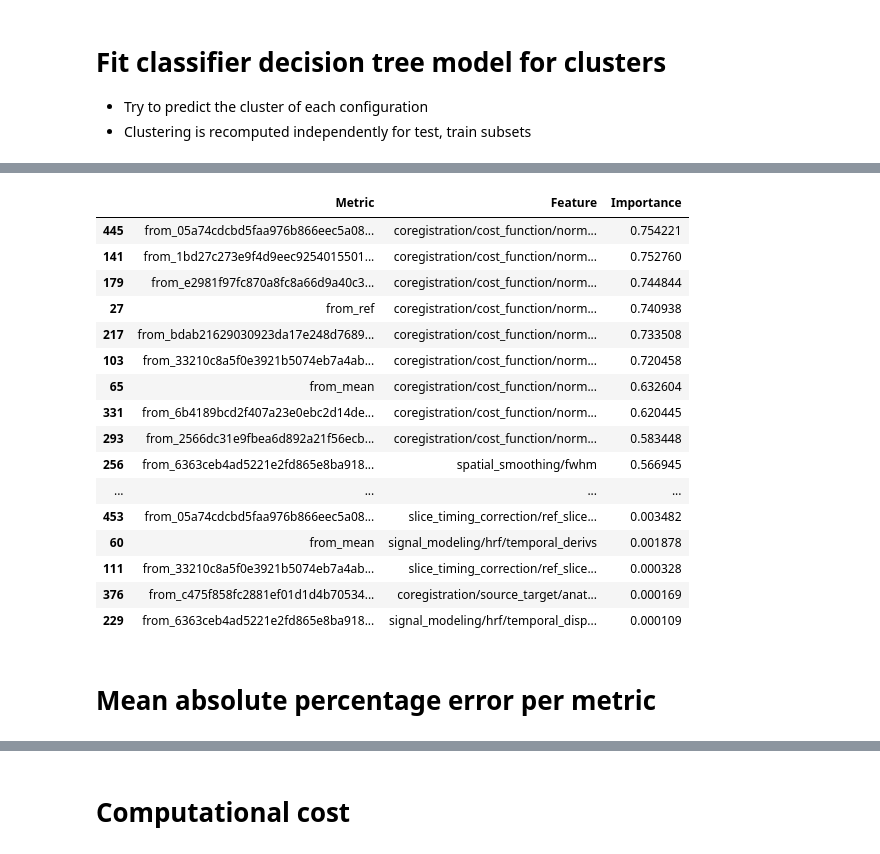
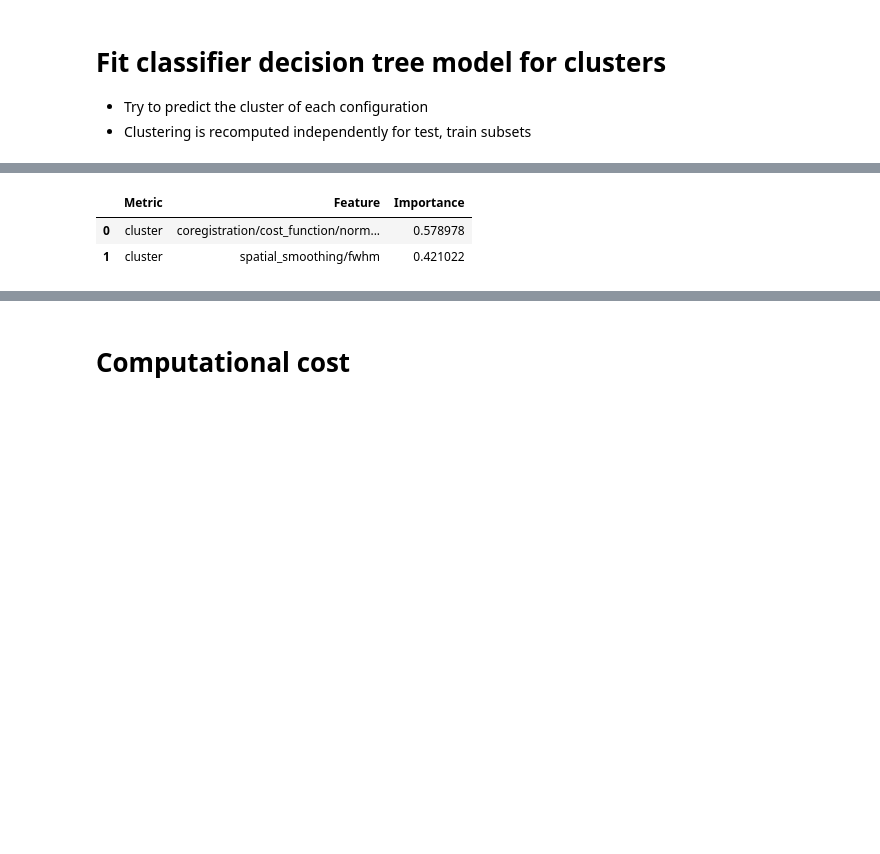
Before and after one commit to Inria-Empenn/fmri_feature_model, a Jupyter notebook: analysis/auditory/auditory_analysis.ipynb, the cells around one changed output, grey strips where cells are left out. Drawn from its saved outputs; the diff is of its cells as text; code cells hidden in the pictures; blank space fills up the shorter version.

```diff
--- a/analysis/auditory/auditory_analysis.ipynb
+++ b/analysis/auditory/auditory_analysis.ipynb
@@ -386,7 +394,7 @@ plt.show()
 X = dataset['id']
 y = dataset['id']
 results = []
-feat_importances = []
+feat_reg_importances = []
 train_sizes = np.linspace(0.1, 0.7, 7).tolist()
 num_iterations = 10
 
@@ -410,6 +418,7 @@ for metric in target_vars:
 
             if from_mean:
                 X_train = pd.read_csv(os.path.join(basedir, f'sub_dataset_{int(train_size*1000)}_train_{i+1}.csv'), delimiter=';')
+                X_train = normalize_dataset(X_train)
                 X_train['cluster'] = pd.Series([], dtype='float64')
             else:
                 X_train = clusterize(X_id_train, 4)[0]
@@ -417,6 +426,7 @@ for metric in target_vars:
             X_train = X_train.drop(columns=ignored)
             if from_mean:
                 X_test = pd.read_csv(os.path.join(basedir, f'sub_dataset_{int(1000 - (train_size*1000))}_test_{i+1}.csv'), delimiter=';')
+                X_test = normalize_dataset(X_test)
                 X_test['cluster'] = pd.Series([], dtype='float64')
             else:
                 X_test = clusterize(X_id_test, 4)[0]
@@ -432,7 +442,7 @@ for metric in target_vars:
             score = mape * 100  # Negative because it's a loss metric
             test_scores.append(score)
 
-            if train_size == 0.7 and i == 0:
+            if train_size == 0.7:
                 dot_data = tree.export_graphviz(regressor, out_file=None,
                                                 feature_names=X_train.columns.values,
                                                 filled=True, rounded=True,
@@ -444,7 +454,7 @@ for metric in target_vars:
                 features = dataset.drop(columns=ignored).columns
                 importances = regressor.feature_importances_
                 for j, feat in enumerate(features):
-                    feat_importances.append((metric, feat, importances[j]))
+                    feat_reg_importances.append((metric, feat, importances[j]))
 
         # Store results in matrix
         mape_matrix[i, :] = test_scores
@@ -554,7 +587,7 @@ for iteration in range(num_iterations):
         test_scores_f1.append(f1)
         test_scores_prec.append(precision)
 
-        if train_size == 0.7 and iteration == 0:
+        if train_size == 0.7:
             dot_data = tree.export_graphviz(classifier, out_file=None,
                                              feature_names=X_train.columns.values,
                                              filled=True, rounded=True,
@@ -635,24 +658,10 @@ results_df.head(14)
 # %%
 importance_df = pd.DataFrame(feat_importances, columns=['Metric', 'Feature', 'Importance']).sort_values(by='Importance', ascending=False)
 importance_df = importance_df[importance_df['Importance'] != 0.00000]
-importance_df.head(100)
+# Group by 'metric' and 'feature', then calculate the mean of 'importance'
+average_importance = importance_df.groupby(['Metric', 'Feature'])['Importance'].mean().reset_index()
+average_importance.head(100)
 # %% [output]
 |  | Metric | Feature | Importance |
-| 445 | from_05a74cdcbd5faa976b866eec5a08... | coregistration/cost_function/norm... | 0.754221 |
-| 141 | from_1bd27c273e9f4d9eec9254015501... | coregistration/cost_function/norm... | 0.752760 |
-| 179 | from_e2981f97fc870a8fc8a66d9a40c3... | coregistration/cost_function/norm... | 0.744844 |
-| 27 | from_ref | coregistration/cost_function/norm... | 0.740938 |
-| 217 | from_bdab21629030923da17e248d7689... | coregistration/cost_function/norm... | 0.733508 |
-| 103 | from_33210c8a5f0e3921b5074eb7a4ab... | coregistration/cost_function/norm... | 0.720458 |
-| 65 | from_mean | coregistration/cost_function/norm... | 0.632604 |
-| 331 | from_6b4189bcd2f407a23e0ebc2d14de... | coregistration/cost_function/norm... | 0.620445 |
-| 293 | from_2566dc31e9fbea6d892a21f56ecb... | coregistration/cost_function/norm... | 0.583448 |
-| 256 | from_6363ceb4ad5221e2fd865e8ba918... | spatial_smoothing/fwhm | 0.566945 |
-| ... | ... | ... | ... |
-| 453 | from_05a74cdcbd5faa976b866eec5a08... | slice_timing_correction/ref_slice... | 0.003482 |
-| 60 | from_mean | signal_modeling/hrf/temporal_derivs | 0.001878 |
-| 111 | from_33210c8a5f0e3921b5074eb7a4ab... | slice_timing_correction/ref_slice... | 0.000328 |
-| 376 | from_c475f858fc2881ef01d1d4b70534... | coregistration/source_target/anat... | 0.000169 |
-| 229 | from_6363ceb4ad5221e2fd865e8ba918... | signal_modeling/hrf/temporal_disp... | 0.000109 |
+| 0 | cluster | coregistration/cost_function/norm... | 0.578978 |
+| 1 | cluster | spatial_smoothing/fwhm | 0.421022 |
-# %% [markdown]
-# Mean absolute percentage error per metric
```
Also changed, not shown: parts of 10 cells of this notebook, 26 other files.
